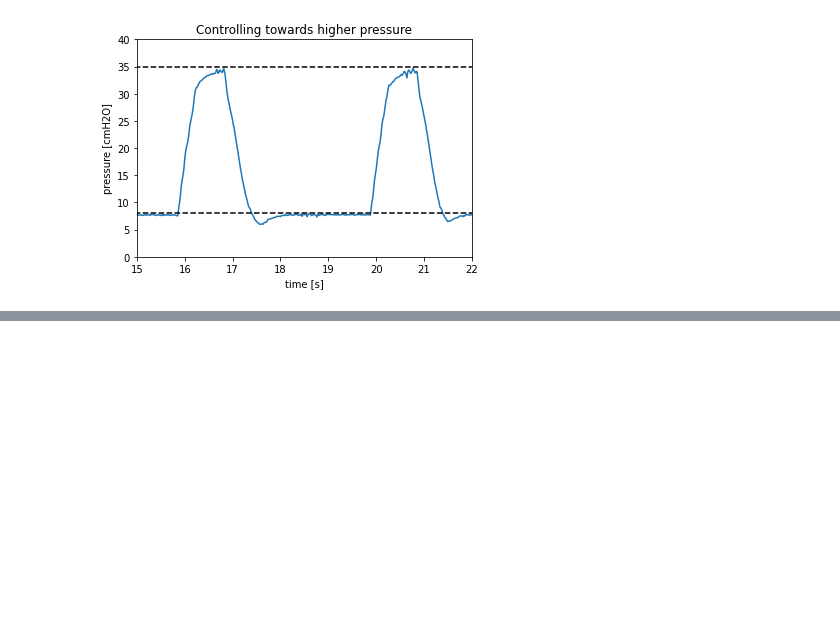
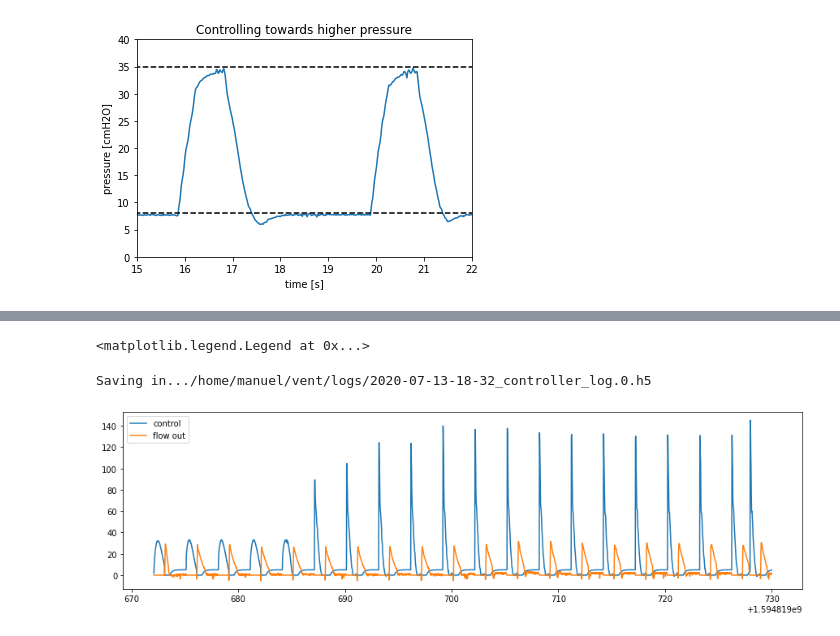
Before and after one commit to CohenLabPrinceton/pvp, a Jupyter notebook: sandbox/HOWTO_PlotData.ipynb, the cells around one changed output, grey strips where cells are left out. Cells and saved outputs as stored; diff of their text form; code cells hidden in the pictures; blank space fills up the shorter version.

```diff
--- a/sandbox/HOWTO_PlotData.ipynb
+++ b/sandbox/HOWTO_PlotData.ipynb
@@ -98,3 +110,11 @@ Reading... /home/manuel/vent/logs/2020-07-13-09-53-0_controller_log.0.h5
+# %%
+pl.plot(data[:,0], data[:,1], label='control')
+pl.plot(data[:,0], data[:,2]*20, label="flow out")
+pl.legend()
+# %% [output]
+<matplotlib.legend.Legend at 0x...>
+Saving in.../home/manuel/vent/logs/2020-07-13-18-32_controller_log.0.h5
+[figure, added]
 # %%
 pl.rcParams['figure.figsize'] = [15, 4]
 
```
Also changed, not shown: parts of 7 cells of this notebook.
